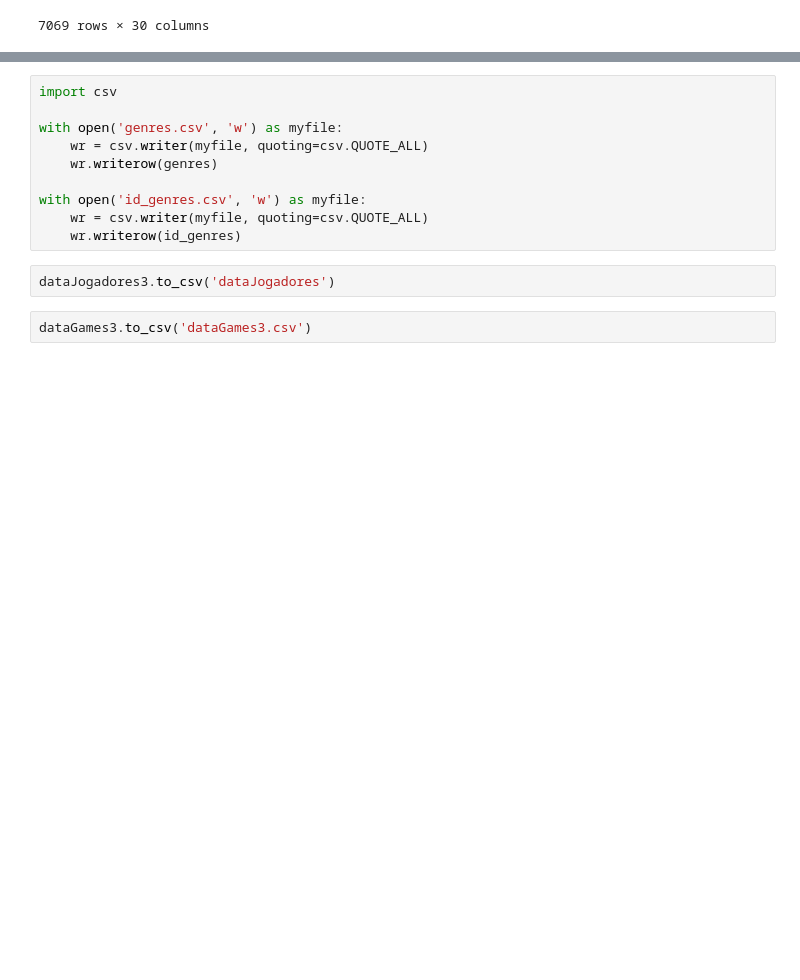
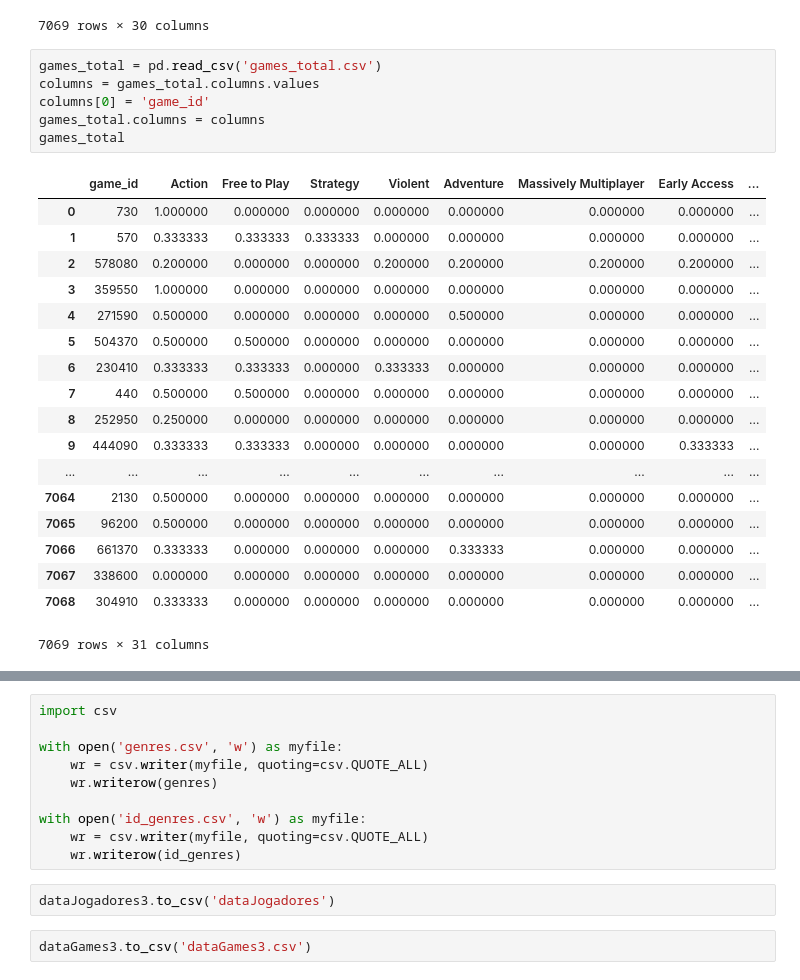
Before and after one commit to if1015-datascience-ufpe/2017-2-projeto-hbcj-lfp2, a Jupyter notebook: Projeto.ipynb, the cells around one changed output, grey strips where cells are left out. Saved outputs shown, nothing was run; the diff lists cells and outputs as text; blank space fills up the shorter version.

```diff
--- a/Projeto.ipynb
+++ b/Projeto.ipynb
@@ -336,3 +336,28 @@ games_total
 | 338600 | 0.000000 | 0.000000 | 0.000000 | 0.000000 | 0.000000 | 0.000000 | 0.000000 | 0.000000 | ... |
 | 304910 | 0.333333 | 0.000000 | 0.000000 | 0.000000 | 0.000000 | 0.000000 | 0.000000 | 0.333333 | ... |
 7069 rows × 30 columns
+# %%
+games_total = pd.read_csv('games_total.csv')
+columns = games_total.columns.values
+columns[0] = 'game_id'
+games_total.columns = columns
+games_total
+# %% [output]
+|  | game_id | Action | Free to Play | Strategy | Violent | Adventure | Massively Multiplayer | Early Access | ... |
+| 0 | 730 | 1.000000 | 0.000000 | 0.000000 | 0.000000 | 0.000000 | 0.000000 | 0.000000 | ... |
+| 1 | 570 | 0.333333 | 0.333333 | 0.333333 | 0.000000 | 0.000000 | 0.000000 | 0.000000 | ... |
+| 2 | 578080 | 0.200000 | 0.000000 | 0.000000 | 0.200000 | 0.200000 | 0.200000 | 0.200000 | ... |
+| 3 | 359550 | 1.000000 | 0.000000 | 0.000000 | 0.000000 | 0.000000 | 0.000000 | 0.000000 | ... |
+| 4 | 271590 | 0.500000 | 0.000000 | 0.000000 | 0.000000 | 0.500000 | 0.000000 | 0.000000 | ... |
+| 5 | 504370 | 0.500000 | 0.500000 | 0.000000 | 0.000000 | 0.000000 | 0.000000 | 0.000000 | ... |
+| 6 | 230410 | 0.333333 | 0.333333 | 0.000000 | 0.333333 | 0.000000 | 0.000000 | 0.000000 | ... |
+| 7 | 440 | 0.500000 | 0.500000 | 0.000000 | 0.000000 | 0.000000 | 0.000000 | 0.000000 | ... |
+| 8 | 252950 | 0.250000 | 0.000000 | 0.000000 | 0.000000 | 0.000000 | 0.000000 | 0.000000 | ... |
+| 9 | 444090 | 0.333333 | 0.333333 | 0.000000 | 0.000000 | 0.000000 | 0.000000 | 0.333333 | ... |
+| ... | ... | ... | ... | ... | ... | ... | ... | ... | ... |
+| 7064 | 2130 | 0.500000 | 0.000000 | 0.000000 | 0.000000 | 0.000000 | 0.000000 | 0.000000 | ... |
+| 7065 | 96200 | 0.500000 | 0.000000 | 0.000000 | 0.000000 | 0.000000 | 0.000000 | 0.000000 | ... |
+| 7066 | 661370 | 0.333333 | 0.000000 | 0.000000 | 0.000000 | 0.333333 | 0.000000 | 0.000000 | ... |
+| 7067 | 338600 | 0.000000 | 0.000000 | 0.000000 | 0.000000 | 0.000000 | 0.000000 | 0.000000 | ... |
+| 7068 | 304910 | 0.333333 | 0.000000 | 0.000000 | 0.000000 | 0.000000 | 0.000000 | 0.000000 | ... |
+7069 rows × 31 columns
```
Also changed, not shown: parts of 2 cells of this notebook.
